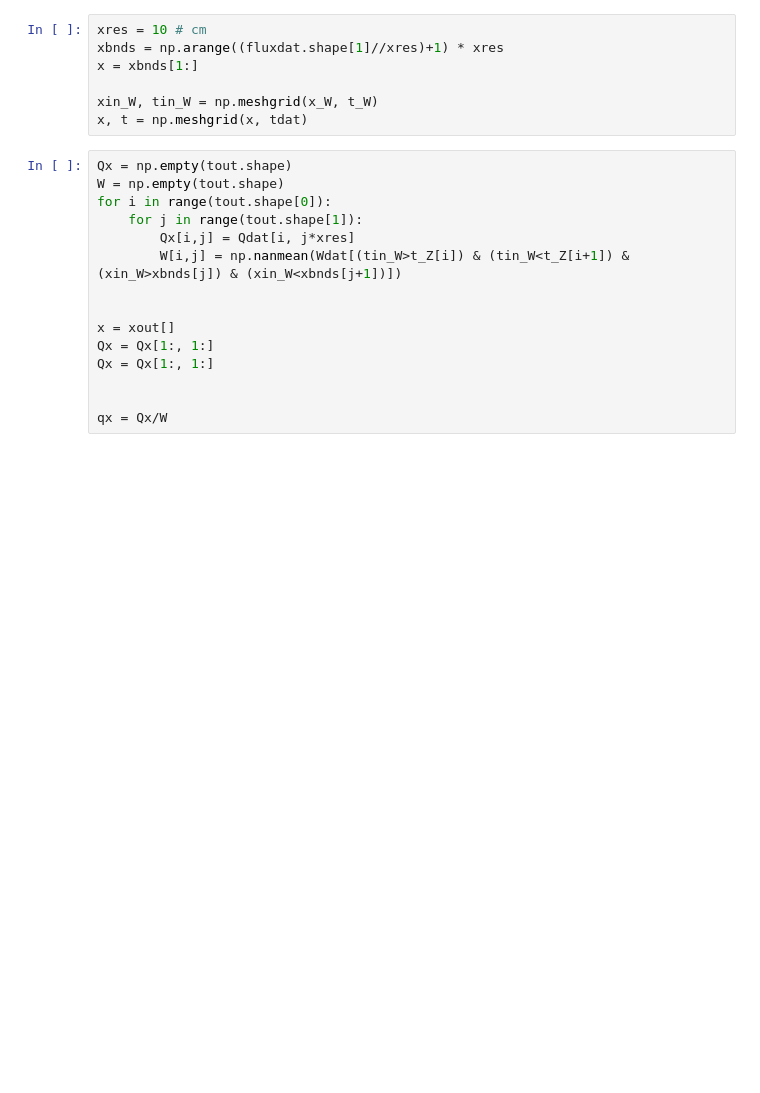
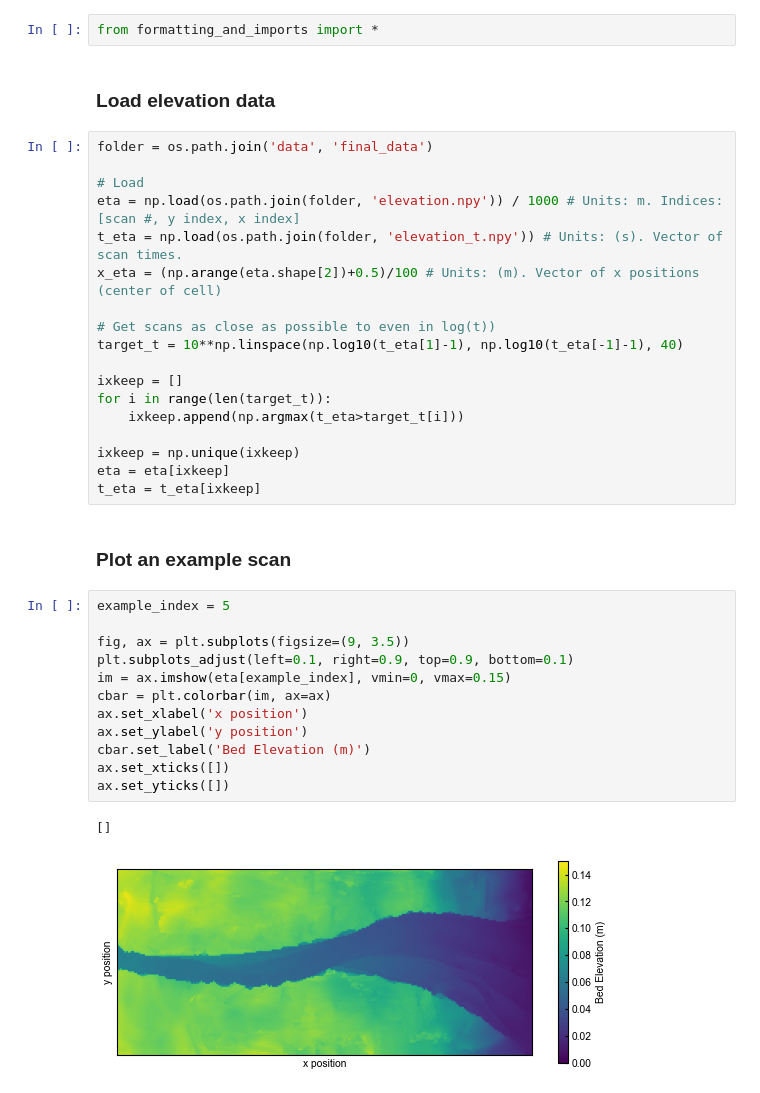
Before and after one commit to tashley/Relaxing-Channel-Data-and-Workflows, a Jupyter notebook: make_final_figures.ipynb, the cells around one changed output. Drawn from its saved outputs; the diff is of its cells as text; blank space fills up the shorter version.

Commit message:
updated figure 3

```diff
--- a/make_final_figures.ipynb
+++ b/make_final_figures.ipynb
@@ -38,22 +1,39 @@ NameError: name 'Z' is not defined
-# %%
-xres = 10 # cm
-xbnds = np.arange((fluxdat.shape[1]//xres)+1) * xres
-x = xbnds[1:]
-
-xin_W, tin_W = np.meshgrid(x_W, t_W)
-x, t = np.meshgrid(x, tdat)
-# %%
-Qx = np.empty(tout.shape)
-W = np.empty(tout.shape)
-for i in range(tout.shape[0]):
-    for j in range(tout.shape[1]):
-        Qx[i,j] = Qdat[i, j*xres]
-        W[i,j] = np.nanmean(Wdat[(tin_W>t_Z[i]) & (tin_W<t_Z[i+1]) & (xin_W>xbnds[j]) & (xin_W<xbnds[j+1])])
-
-
-x = xout[]
-Qx = Qx[1:, 1:]
-Qx = Qx[1:, 1:]
-
-
-qx = Qx/W
+# %%
+from formatting_and_imports import *
+# %% [markdown]
+### Load elevation data
+# %%
+folder = os.path.join('data', 'final_data')
+
+# Load
+eta = np.load(os.path.join(folder, 'elevation.npy')) / 1000 # Units: m. Indices: [scan #, y index, x index]
+t_eta = np.load(os.path.join(folder, 'elevation_t.npy')) # Units: (s). Vector of scan times.
+x_eta = (np.arange(eta.shape[2])+0.5)/100 # Units: (m). Vector of x positions (center of cell)
+
+# Get scans as close as possible to even in log(t))
+target_t = 10**np.linspace(np.log10(t_eta[1]-1), np.log10(t_eta[-1]-1), 40)
+
+ixkeep = []
+for i in range(len(target_t)):
+    ixkeep.append(np.argmax(t_eta>target_t[i]))
+
+ixkeep = np.unique(ixkeep)
+eta = eta[ixkeep]
+t_eta = t_eta[ixkeep]
+# %% [markdown]
+### Plot an example scan
+# %%
+example_index = 5
+
+fig, ax = plt.subplots(figsize=(9, 3.5))
+plt.subplots_adjust(left=0.1, right=0.9, top=0.9, bottom=0.1)
+im = ax.imshow(eta[example_index], vmin=0, vmax=0.15)
+cbar = plt.colorbar(im, ax=ax)
+ax.set_xlabel('x position')
+ax.set_ylabel('y position')
+cbar.set_label('Bed Elevation (m)')
+ax.set_xticks([])
+ax.set_yticks([])
+# %% [output]
+[]
+[figure, added]
```
Also changed, not shown: parts of 27 cells of this notebook, 54 other files.
